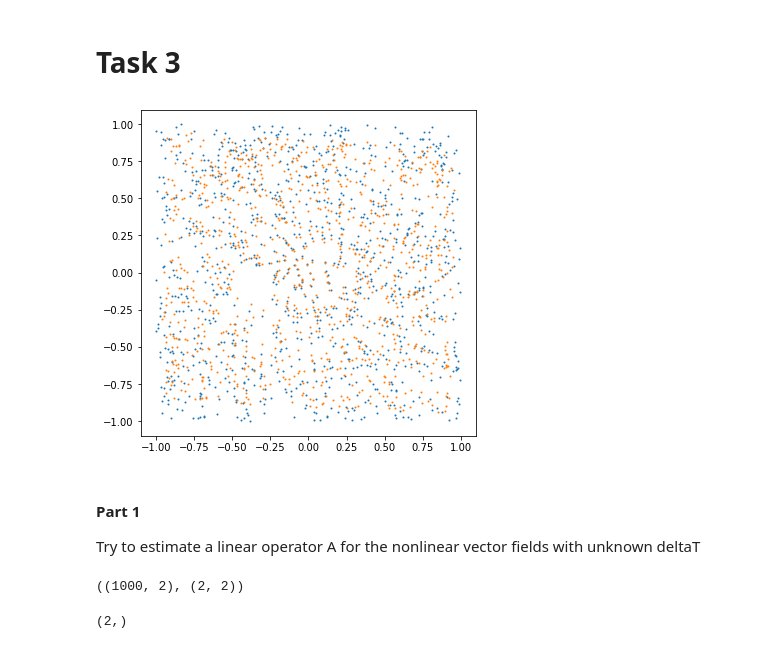
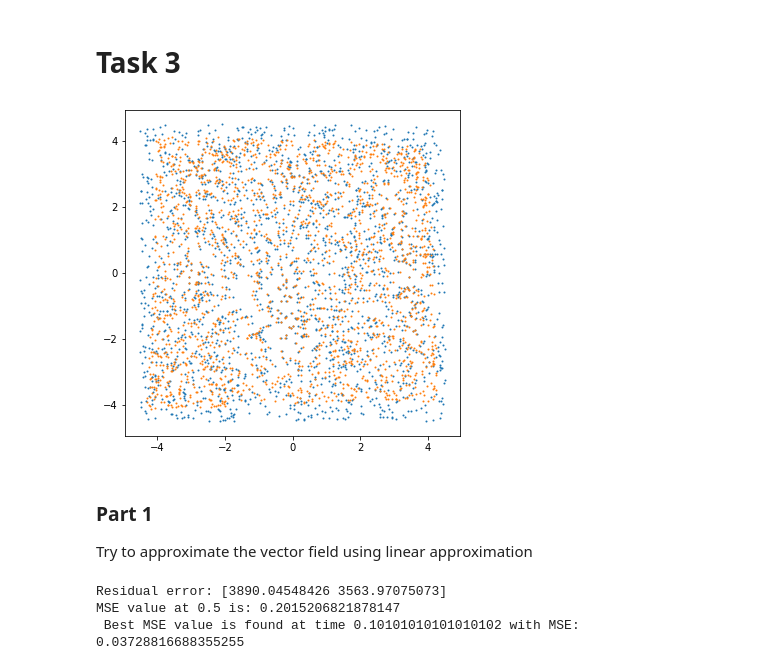
Before and after one commit to AlexPasqua/MLCMS-exercises, a Jupyter notebook: EX5/src/task3.ipynb, the cells around one changed output. Saved outputs shown, nothing was run; the diff lists cells and outputs as text; code cells hidden in the pictures.

```diff
--- a/EX5/src/task3.ipynb
+++ b/EX5/src/task3.ipynb
@@ -9,13 +93,9 @@ import math
 # %%
 # read the vector field data
-x0, x1 = read_vectorfield_data(base_filename="linear_vectorfield_data")
+x0, x1 = read_vectorfield_data(base_filename="nonlinear_vectorfield_data")
 fig, ax = plt.subplots(1,1,figsize=(6,6))
 ax.scatter(x0[:,0], x0[:,1], s=1)
 ax.scatter(x1[:,0], x1[:,1], s=1)
 plt.show()
 # %% [output]
-[figure, old version]
+[figure, new version]
-# %% [markdown]
-#### Part 1
-
-Try to estimate a linear operator A for the nonlinear vector fields with unknown deltaT
@@ -26,8 +101,0 @@ A, residuals, _, _ = approx_lin_func(data=(x0,v))
-# %%
-x0.shape, A.shape
-# %% [output]
-((1000, 2), (2, 2))
-# %%
-x0[0].shape
-# %% [output]
-(2,)
@@ -59,0 +102,17 @@ def solve_trajectory(x0, x1, funct, end_time=0.1, plot=False):
+# %% [markdown]
+### Part 1
+Try to approximate the vector field using linear approximation
+# %%
+# utilize delta_t, find delta_t giving lowest possible mse
+dt = 0.1
+end_time=0.5
+plt.rcParams["figure.figsize"] = (14,14)
+v = estimate_vectors(dt, x0, x1)
+A, res, _, _ = approx_lin_func(data=(x0,v))
+print("Residual error:",res)
+x1_pred, best_dt, best_mse = solve_trajectory(x0, x1, linear_approx, find_best_dt=True, end_time=end_time, plot=False)
+print(f"MSE value at {end_time} is: {np.linalg.norm(x1_pred-x1)**2 / x1.shape[0]}\n Best MSE value is found at time {best_dt} with MSE: {best_mse}")
+# %% [output]
+Residual error: [3890.04548426 3563.97075073]
+MSE value at 0.5 is: 0.2015206821878147
+ Best MSE value is found at time 0.10101010101010102 with MSE: 0.03728816688355255
```
Also changed, not shown: parts of 36 cells of this notebook, 4 other files.
